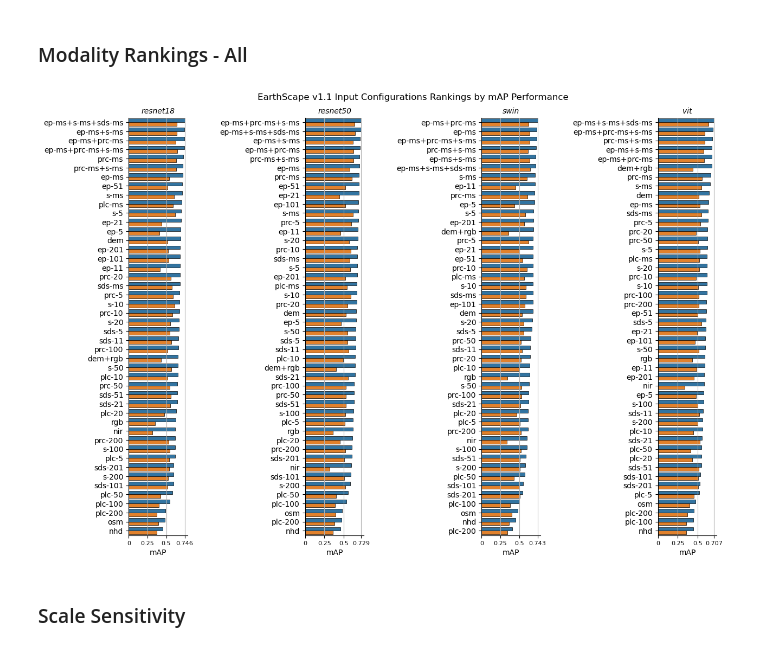
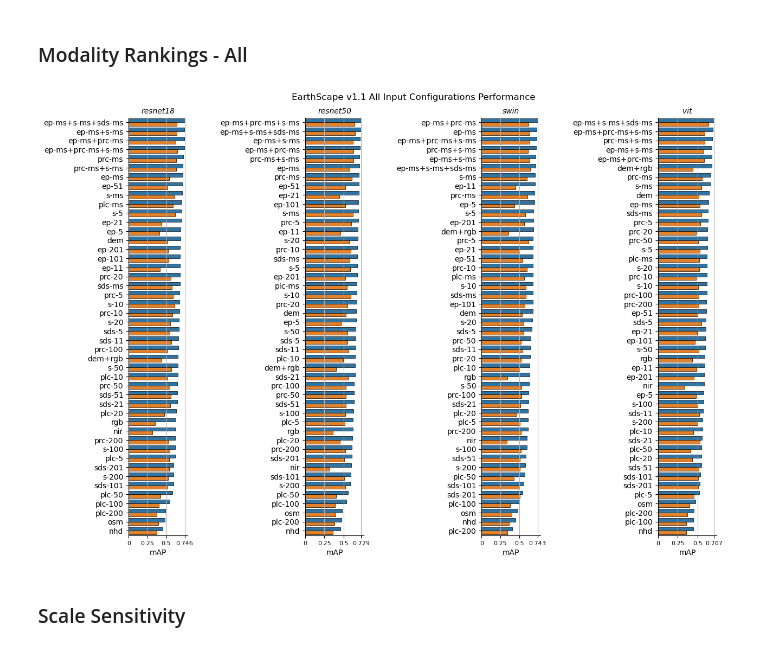
Before and after one commit to masseygeo/earthscape, a Jupyter notebook: notebooks/analysis_cls.ipynb, the cells around one changed output. Saved outputs shown, nothing was run; the diff lists cells and outputs as text; code cells hidden in the pictures.

```diff
--- a/notebooks/analysis_cls.ipynb
+++ b/notebooks/analysis_cls.ipynb
@@ -343,35 +347,35 @@ plt.subplots_adjust(wspace=2)
 ax = ax.ravel()
 
 idx = 0
 for m in df_all['model'].unique():
 
     if m in [model.lower() for model in models]:
 
         df = df_all[df_all['model'] == m].copy()
         df.sort_values(f"macro_{metric} (id)", ascending=False, inplace=True)
         order = df['input'].to_list()
         max_val = df[f"macro_{metric} (id)"].max().item()
         df_plot = df.melt(id_vars=['input'], value_vars=[f"macro_{metric} (id)", f"macro_{metric} (cd)"], var_name='domain', value_name=metric)
         sns.barplot(ax=ax[idx], data=df_plot, x=metric, y='input', hue='domain', order=order, edgecolor='k', linewidth=0.5, legend=False)
         ax[idx].set_title(m, style='italic', fontsize=10)
         ax[idx].set_xticks([0, 0.25, 0.5, max_val])
         ax[idx].set_xticklabels(ax[idx].get_xticklabels(), fontsize=8)
         ax[idx].xaxis.set_major_formatter(FuncFormatter(lambda x, _: f"{x:.3f}".rstrip('0').rstrip('.')))
         idx += 1
 
 for axes in ax:
     axes.set_xlabel(f"{metric_label}")
     axes.set_ylabel('')
     axes.grid(visible=True, axis='x')
     axes.spines['right'].set_visible(False)
     axes.spines['top'].set_visible(False)
 
-plt.suptitle(f"EarthScape v{VERSION} Input Configurations Rankings by {metric_label} Performance", y=0.925)
+plt.suptitle(f"EarthScape v{VERSION} All Input Configurations Performance", y=0.925)
 
 plt.savefig(output_path, dpi=500, bbox_inches='tight', pad_inches=0)
 plt.show()
 # %% [output]
-[figure, old version]
+[figure, new version]
 # %% [markdown]
 ### Scale Sensitivity
 # %%
```
Also changed, not shown: parts of 21 cells of this notebook, 19 other files.
